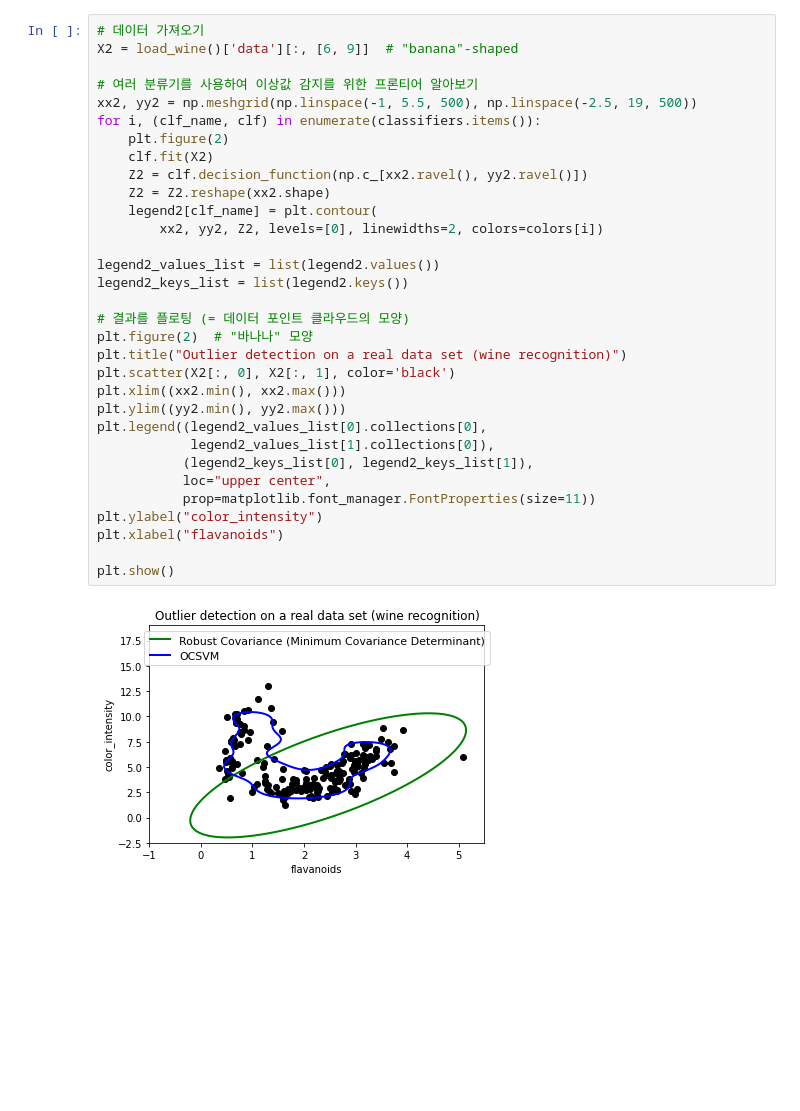
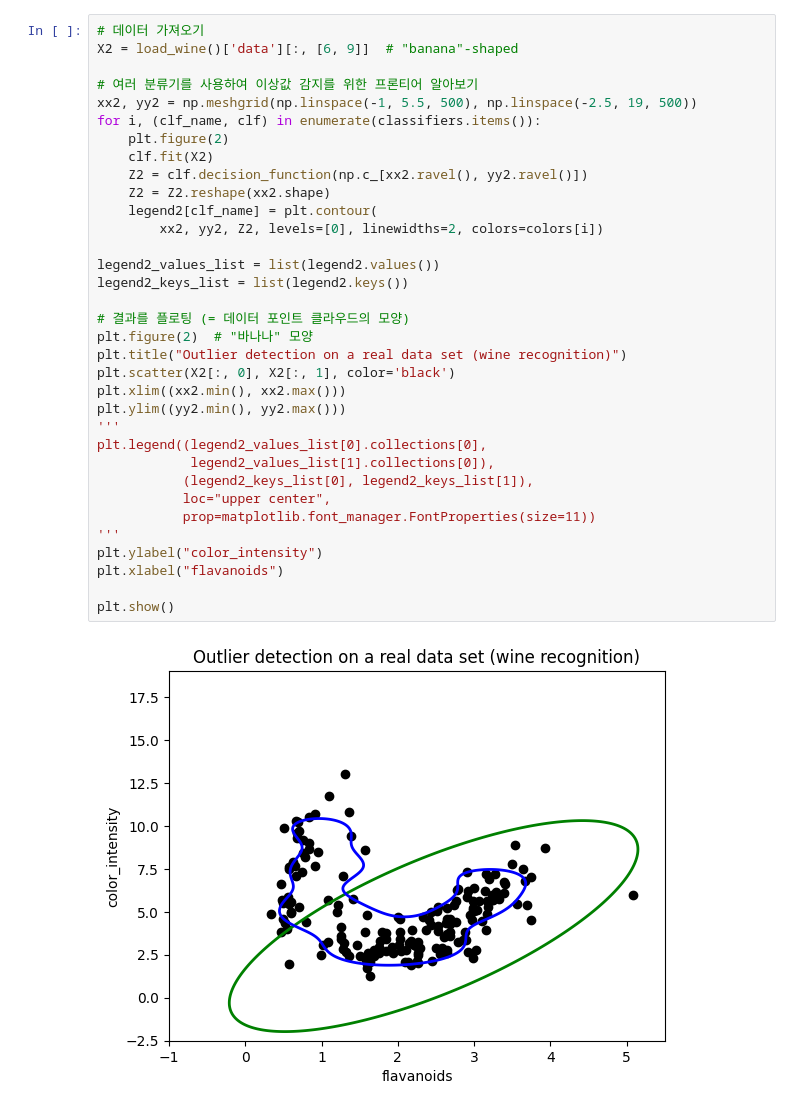
Before and after one commit to wantpark/machine-learning-lecture, a Jupyter notebook: 1. Data Preparation/1. Data Cleaning/2.5 OCSVM.ipynb, the cells around one changed output. Cells and saved outputs as stored; diff of their text form; blank space fills up the shorter version.

```diff
--- a/1. Data Preparation/1. Data Cleaning/2.5 OCSVM.ipynb
+++ b/1. Data Preparation/1. Data Cleaning/2.5 OCSVM.ipynb
@@ -59,31 +61,33 @@ X2 = load_wine()['data'][:, [6, 9]]  # "banana"-shaped
 
 # 여러 분류기를 사용하여 이상값 감지를 위한 프론티어 알아보기
 xx2, yy2 = np.meshgrid(np.linspace(-1, 5.5, 500), np.linspace(-2.5, 19, 500))
 for i, (clf_name, clf) in enumerate(classifiers.items()):
     plt.figure(2)
     clf.fit(X2)
     Z2 = clf.decision_function(np.c_[xx2.ravel(), yy2.ravel()])
     Z2 = Z2.reshape(xx2.shape)
     legend2[clf_name] = plt.contour(
         xx2, yy2, Z2, levels=[0], linewidths=2, colors=colors[i])
 
 legend2_values_list = list(legend2.values())
 legend2_keys_list = list(legend2.keys())
 
 # 결과를 플로팅 (= 데이터 포인트 클라우드의 모양)
 plt.figure(2)  # "바나나" 모양
 plt.title("Outlier detection on a real data set (wine recognition)")
 plt.scatter(X2[:, 0], X2[:, 1], color='black')
 plt.xlim((xx2.min(), xx2.max()))
 plt.ylim((yy2.min(), yy2.max()))
+'''
 plt.legend((legend2_values_list[0].collections[0],
             legend2_values_list[1].collections[0]),
            (legend2_keys_list[0], legend2_keys_list[1]),
            loc="upper center",
            prop=matplotlib.font_manager.FontProperties(size=11))
+'''
 plt.ylabel("color_intensity")
 plt.xlabel("flavanoids")
 
 plt.show()
 # %% [output]
-[figure, old version]
+[figure, new version]
```
Also changed, not shown: parts of 1 cell of this notebook, 16 other files.
